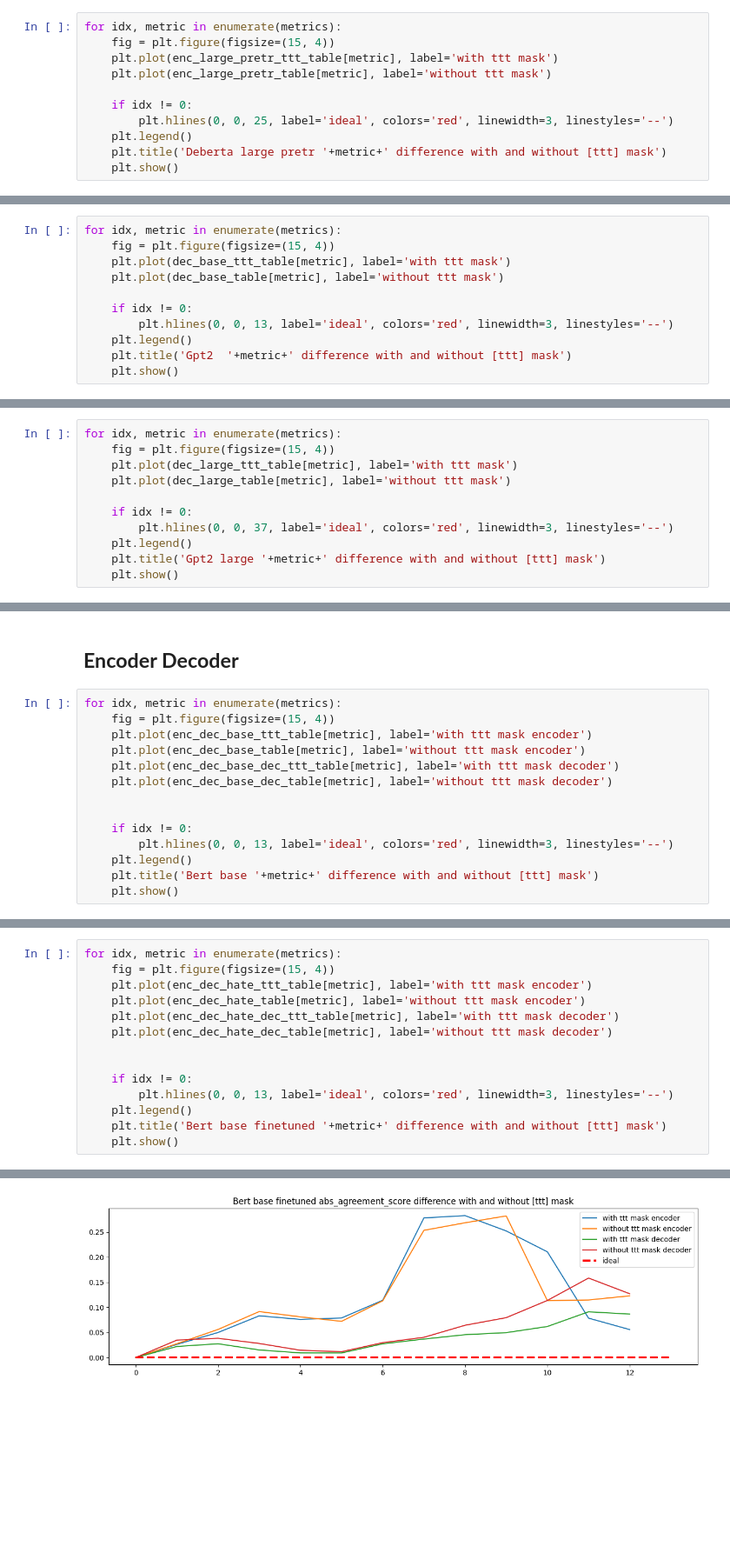
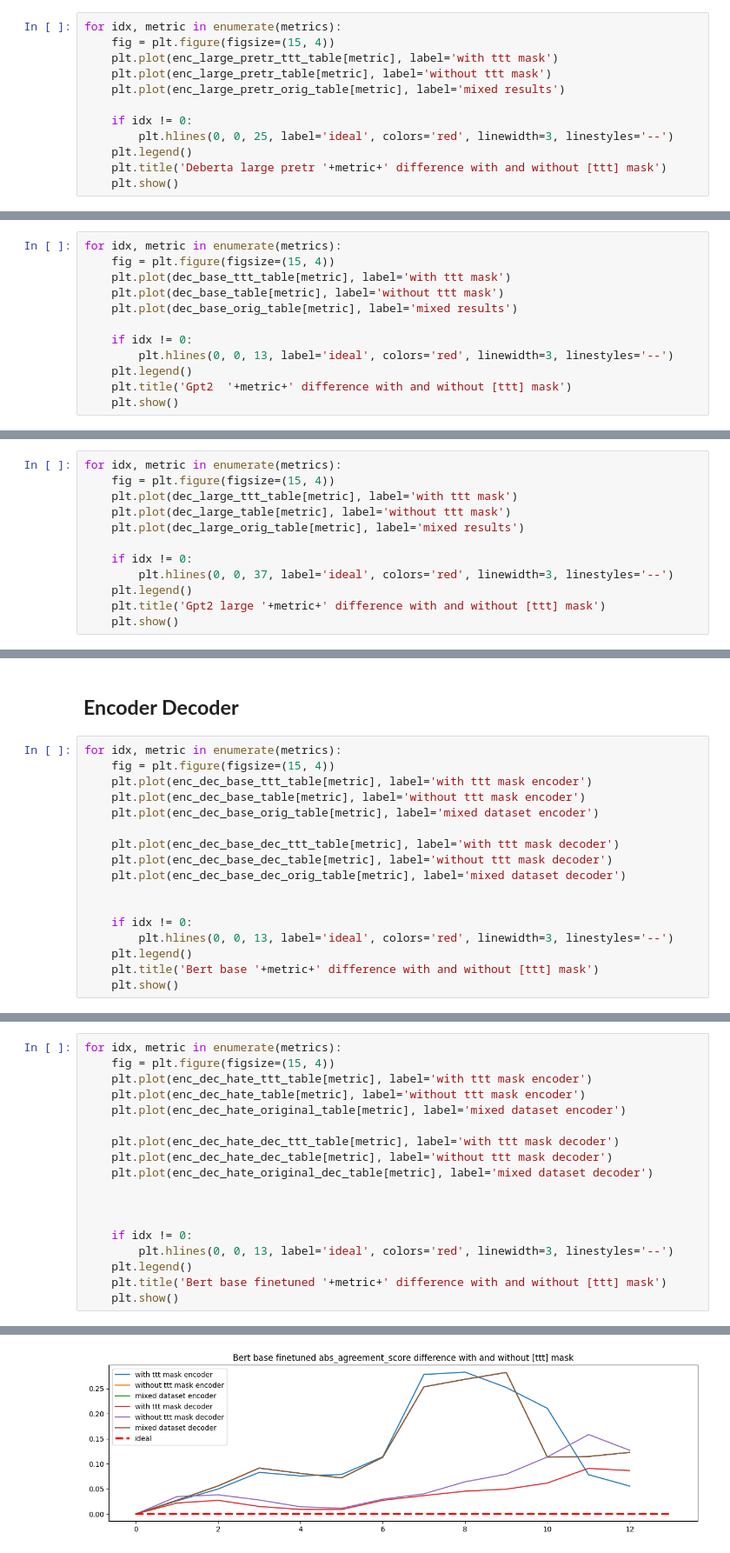
Before and after one commit to SadSabrina/ccs_aisf, a Jupyter notebook: notebooks/rnd_check_eda.ipynb, the cells around one changed output, grey strips where cells are left out. Shown at 87% size. Cells and saved outputs as stored; diff of their text form; blank space fills up the shorter version.

```diff
--- a/notebooks/rnd_check_eda.ipynb
+++ b/notebooks/rnd_check_eda.ipynb
@@ -112,6 +161,7 @@ for idx, metric in enumerate(metrics):
     fig = plt.figure(figsize=(15, 4))
     plt.plot(enc_large_pretr_ttt_table[metric], label='with ttt mask')
     plt.plot(enc_large_pretr_table[metric], label='without ttt mask')
+    plt.plot(enc_large_pretr_orig_table[metric], label='mixed results')
 
     if idx != 0:
         plt.hlines(0, 0, 25, label='ideal', colors='red', linewidth=3, linestyles='--')
@@ -131,6 +181,7 @@ for idx, metric in enumerate(metrics):
     fig = plt.figure(figsize=(15, 4))
     plt.plot(dec_base_ttt_table[metric], label='with ttt mask')
     plt.plot(dec_base_table[metric], label='without ttt mask')
+    plt.plot(dec_base_orig_table[metric], label='mixed results')
 
     if idx != 0:
         plt.hlines(0, 0, 13, label='ideal', colors='red', linewidth=3, linestyles='--')
@@ -148,6 +199,7 @@ for idx, metric in enumerate(metrics):
     fig = plt.figure(figsize=(15, 4))
     plt.plot(dec_large_ttt_table[metric], label='with ttt mask')
     plt.plot(dec_large_table[metric], label='without ttt mask')
+    plt.plot(dec_large_orig_table[metric], label='mixed results')
 
     if idx != 0:
         plt.hlines(0, 0, 37, label='ideal', colors='red', linewidth=3, linestyles='--')
@@ -167,8 +219,11 @@ for idx, metric in enumerate(metrics):
     fig = plt.figure(figsize=(15, 4))
     plt.plot(enc_dec_base_ttt_table[metric], label='with ttt mask encoder')
     plt.plot(enc_dec_base_table[metric], label='without ttt mask encoder')
+    plt.plot(enc_dec_base_orig_table[metric], label='mixed dataset encoder')
+
     plt.plot(enc_dec_base_dec_ttt_table[metric], label='with ttt mask decoder')
     plt.plot(enc_dec_base_dec_table[metric], label='without ttt mask decoder')
+    plt.plot(enc_dec_base_dec_orig_table[metric], label='mixed dataset decoder')
 
 
     if idx != 0:
@@ -187,8 +242,12 @@ for idx, metric in enumerate(metrics):
     fig = plt.figure(figsize=(15, 4))
     plt.plot(enc_dec_hate_ttt_table[metric], label='with ttt mask encoder')
     plt.plot(enc_dec_hate_table[metric], label='without ttt mask encoder')
+    plt.plot(enc_dec_hate_original_table[metric], label='mixed dataset encoder')
+
     plt.plot(enc_dec_hate_dec_ttt_table[metric], label='with ttt mask decoder')
     plt.plot(enc_dec_hate_dec_table[metric], label='without ttt mask decoder')
+    plt.plot(enc_dec_hate_original_dec_table[metric], label='mixed dataset decoder')
+
 
 
     if idx != 0:
@@ -202 +261 @@ for idx, metric in enumerate(metrics):
-[figure, old version]
+[figure, new version]
```
Also changed, not shown: parts of 13 cells of this notebook, 18 other files.
